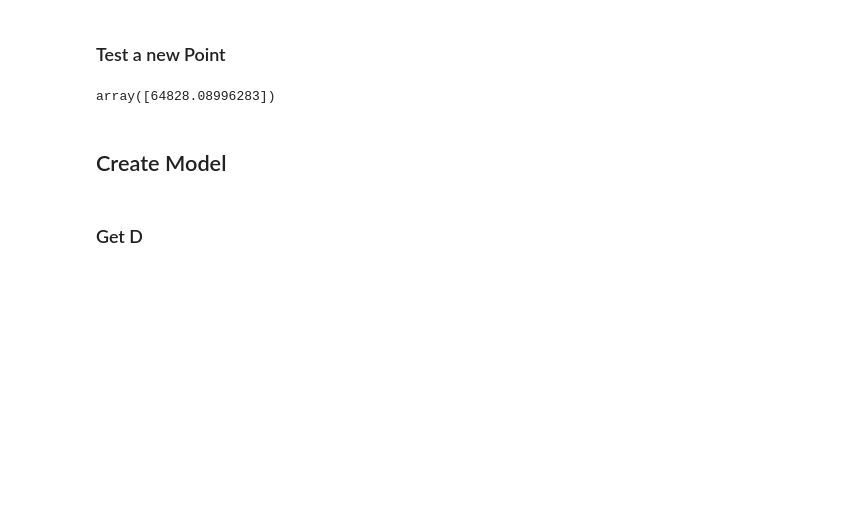
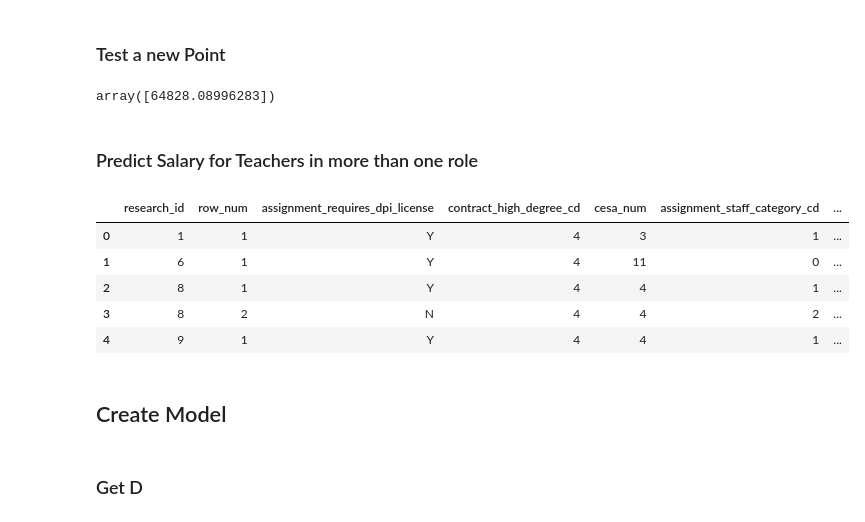
Before and after one commit to j-buss/wi-dpi, a Jupyter notebook: eda/6.1_Salary_Prediction.ipynb, the cells around one changed output. Cells and saved outputs as stored; diff of their text form; code cells hidden in the pictures; blank space fills up the shorter version.

```diff
--- a/eda/6.1_Salary_Prediction.ipynb
+++ b/eda/6.1_Salary_Prediction.ipynb
@@ -259,3 +259,5 @@ test_point = [[1969,15.0,0,1]]
 model_v1.predict(test_point)
 # %% [output]
 array([64828.08996283])
+# %% [markdown]
+### Predict Salary for Teachers in more than one role
@@ -262,3 +266,42 @@ array([64828.08996283])
+# %%
+sql = '''
+SELECT
+  research_id,
+  row_number() over (partition by research_id order by assignment_fte desc) as row_num,
+  assignment_requires_dpi_license,
+  contract_high_degree_cd,
+  cesa_num,
+  assignment_staff_category_cd,
+  position_classification,
+  assignment_work_school_level_cd,
+  assignment_position_cd,
+  assignment_work_Agency_cd,
+  assignment_area_cd,
+  assignment_fte
+FROM
+  {}.{}
+WHERE
+  research_id in (SELECT
+                    research_id
+                  FROM
+                    {}.{}
+                  WHERE
+                    Salary_Cnt <> 0 and Null_Salary_Cnt = 0)
+ORDER BY
+  research_id,
+  assignment_fte desc
+'''.format(refined_dataset_name, '2017_all_staff_report', refined_dataset_name, '2017_educator_summary_level_01')
+# %%
+df = pd.read_gbq(sql, project_id=project_id)
+# %%
+df.head(5)
+# %% [output]
+|  | research_id | row_num | assignment_requires_dpi_license | contract_high_degree_cd | cesa_num | assignment_staff_category_cd | ... |
+| 0 | 1 | 1 | Y | 4 | 3 | 1 | ... |
+| 1 | 6 | 1 | Y | 4 | 11 | 0 | ... |
+| 2 | 8 | 1 | Y | 4 | 4 | 1 | ... |
+| 3 | 8 | 2 | N | 4 | 4 | 2 | ... |
+| 4 | 9 | 1 | Y | 4 | 4 | 1 | ... |
 # %% [markdown]
 ## Create Model
 # %% [markdown]
```
Also changed, not shown: parts of 2 cells of this notebook.
